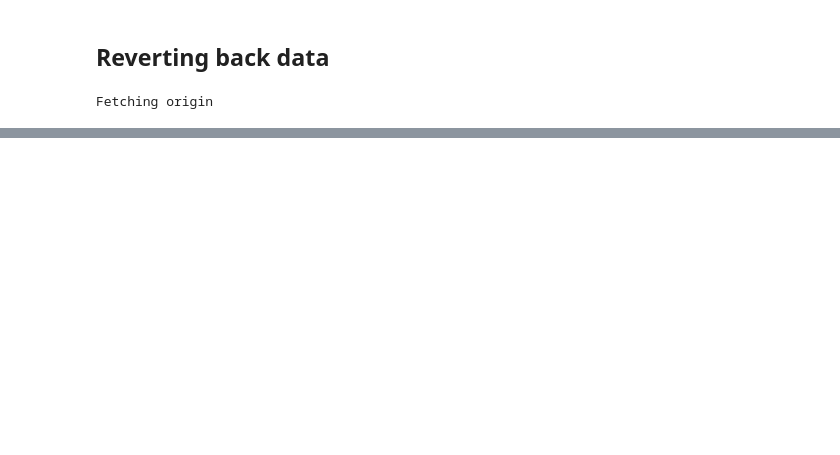
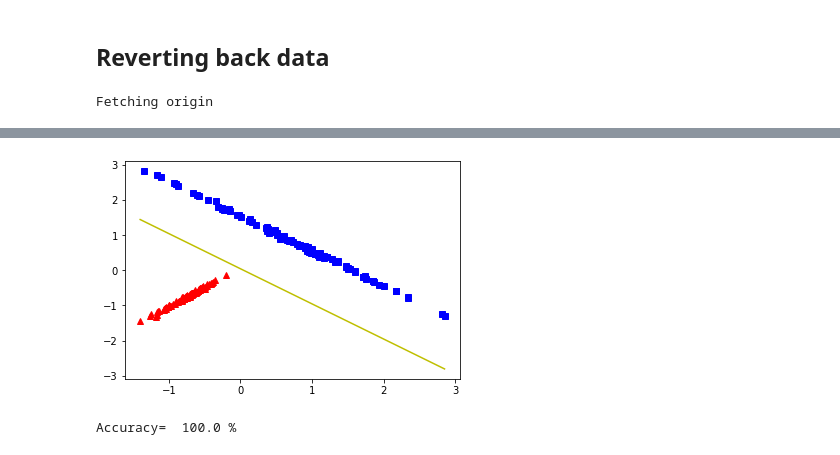
Before and after one commit to qayyumu/DL_codes, a Jupyter notebook: December-Workshop/SESSION_02_mlflow-dvc.ipynb, the cells around one changed output, grey strips where cells are left out. Cells and saved outputs as stored; diff of their text form; code cells hidden in the pictures; blank space fills up the shorter version.

```diff
--- a/December-Workshop/SESSION_02_mlflow-dvc.ipynb
+++ b/December-Workshop/SESSION_02_mlflow-dvc.ipynb
@@ -265,5 +246,9 @@ X.shape, Y.shape
 # %%
-w1,b1,loss1 = p.percep_train(X,Y,epochs=100,lr=0.01)
+w1,b1,loss1 = p.fit(X,Y,bs=10,epochs=100,lr=0.01)
+# %% [output]
+[figure, added]
 # %%
 class_pred = p.predict(x,w1,b1)
 print('Accuracy= ',p.accuracy(Y,class_pred) * 100,'%')
+# %% [output]
+Accuracy=  100.0 %
```
Also changed, not shown: parts of 11 cells of this notebook.
